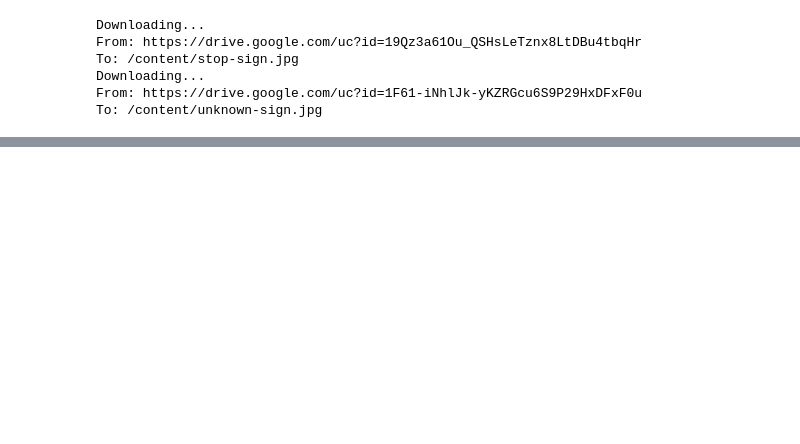
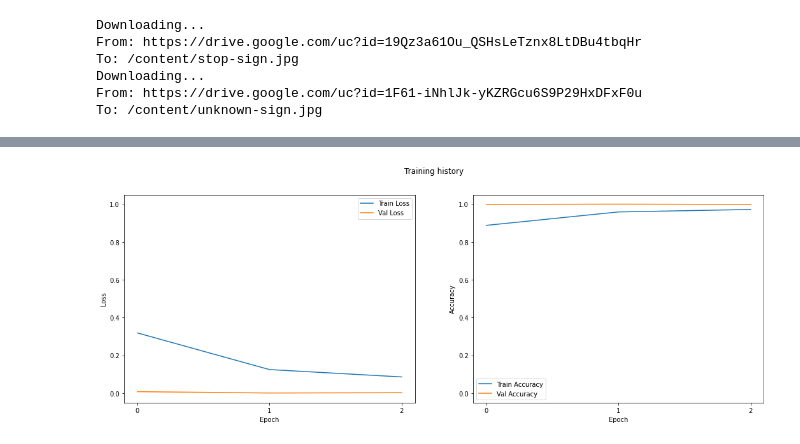
Before and after one commit to walzter/Books, a Jupyter notebook: Getting_sht_done/Chapter_3_TL.ipynb, the cells around one changed output, grey strips where cells are left out. Drawn from its saved outputs; the diff is of its cells as text; code cells hidden in the pictures; blank space fills up the shorter version.

```diff
--- a/Getting_sht_done/Chapter_3_TL.ipynb
+++ b/Getting_sht_done/Chapter_3_TL.ipynb
@@ -677,0 +716,22 @@ plot_pred_proba(predz, class_names)
+# %%
+# transform the dataset
+x_image_dataset = {
+    d: ImageFolder(f"{data_dir}/{d}", transforms[d]) for d in DATASETS
+}
+
+# dataloader
+data_loaders = {
+
+    d: DataLoader(x_image_dataset[d], batch_size=4, num_workers=2, shuffle=True) for d in DATASETS
+}
+
+# getting the sizes of the datasets
+dataset_sizes = {
+    d: len(x_image_dataset[d]) for d in DATASETS
+}
+
+# and finally the class names
+x_class_names = x_image_dataset['train'].classes
+
+# lets look at the sizes now
+dataset_sizes
@@ -677,0 +742,8 @@ plot_pred_proba(predz, class_names)
+# %%
+# new model with new features
+x_n_features = len(x_class_names)
+x_model = make_model(x_n_features)
+
+# training the new model
+
+x_model, x_history = train_model(x_model, data_loaders, dataset_sizes, device)
@@ -677,0 +770,5 @@ plot_pred_proba(predz, class_names)
+# %%
+# we can plot the new training history
+plot_history(x_history)
+# %% [output]
+[figure, added]
```
Also changed, not shown: parts of 22 cells of this notebook, 2 other files.
